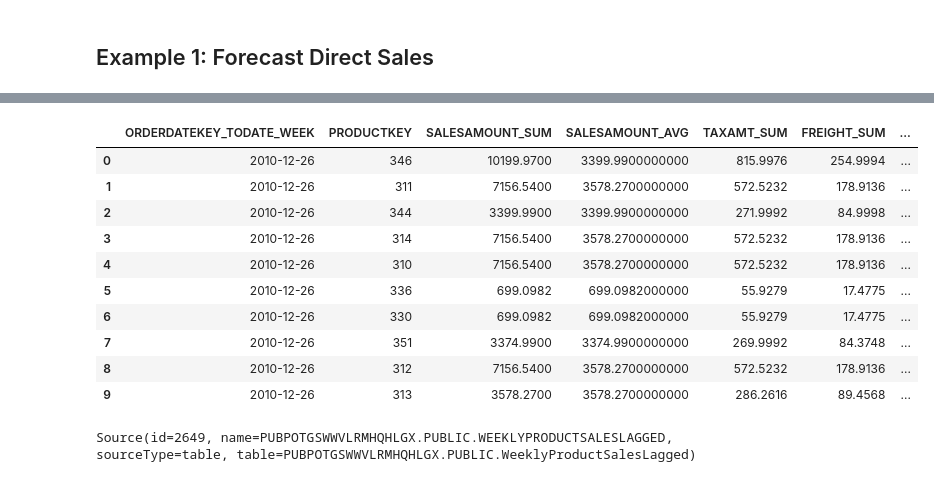
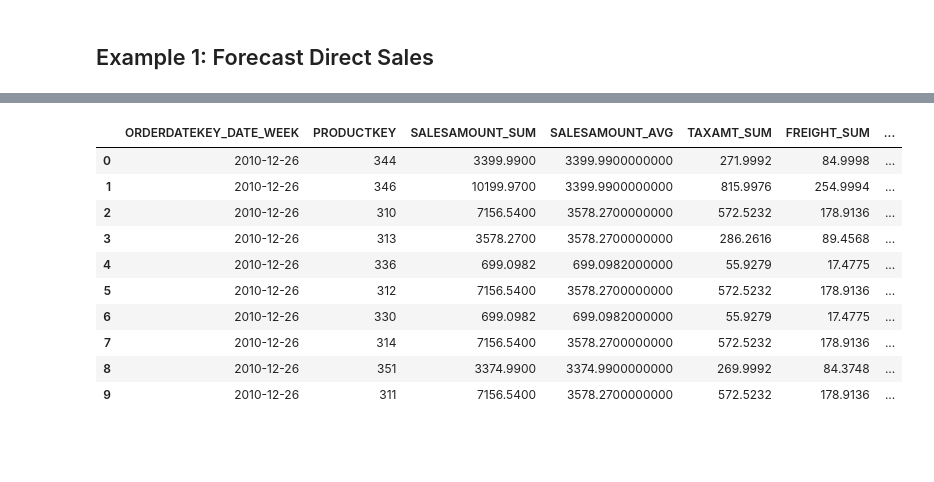
Before and after one commit to rasgointelligence/RasgoTransforms, a Jupyter notebook: UDT Tutorial.ipynb, the cells around one changed output, grey strips where cells are left out. Drawn from its saved outputs; the diff is of its cells as text; code cells hidden in the pictures; blank space fills up the shorter version.

```diff
--- a/UDT Tutorial.ipynb
+++ b/UDT Tutorial.ipynb
@@ -81,0 +80,5 @@ rasgo.read.source_data(internet_sales.id, limit=100).head()
+# %%
+# join internet_sales and product tables
+ds1 = internet_sales.join(join_table=product, join_type='LEFT', join_columns={'PRODUCTKEY':'PRODUCTKEY'})
+
+ds1.preview()
@@ -110,10 +137,7 @@ t1.preview()
 # %%
 # truncate date to week in a new column
 
-t2 = t1.transform(
-  transform_name='datetrunc',
-  date_part = 'week',
-  date_columns = ['ORDERDATEKEY_TODATE'])
+ds3 = ds2.datetrunc(date_part='week', date_columns=['ORDERDATEKEY_DATE'])
 
-t2.preview()
+ds3.preview()
 # %% [output]
@@ -132,15 +156,8 @@ t2.preview()
 # %%
 # aggregate sales to week
-
-t3 = t2.transform(
-  transform_name='aggregate',
-  group_items=['ORDERDATEKEY_TODATE_WEEK', 'PRODUCTKEY'],
-  aggregations={
-      'SALESAMOUNT': ['SUM', 'AVG'],
-      'TAXAMT': ['SUM'],
-      'FREIGHT': ['SUM']
-  }
+ds4 = ds3.aggregate(group_items=['ORDERDATEKEY_DATE_WEEK', 'PRODUCTKEY'],
+  aggregations={'SALESAMOUNT': ['SUM', 'AVG'], 'TAXAMT': ['SUM'],'FREIGHT': ['SUM']}
 )
 
-t3.preview()
+ds4.preview()
 # %% [output]
@@ -158,13 +195,10 @@ t3.preview()
 # %%
 # add lags for forecast model
 
-t4 = t3.transform(
-    transform_name='lag',
-    columns = ['SALESAMOUNT_SUM'],
+ds5 = ds4.lag(columns = ['SALESAMOUNT_SUM'],
     amounts = [1,2,3,4,26,52],
-    order_by = ['ORDERDATEKEY_TODATE_WEEK'],
-    partition = ['PRODUCTKEY']
-)
+    order_by = ['ORDERDATEKEY_DATE_WEEK'],
+    partition = ['PRODUCTKEY'])
 
-t4.preview()
+ds5.preview()
 # %% [output]
@@ -182,28 +216,22 @@ t4.preview()
 # %%
 # apply 80/20 train-test split
 
-t5 = t4.transform(
-    transform_name='train_test_split',
-    order_by = ['ORDERDATEKEY_TODATE_WEEK'],
-    train_percent = .8
-)
+modeling_ds = ds5.train_test_split(order_by = ['ORDERDATEKEY_DATE_WEEK'],train_percent = .8)
 
-t5.preview()
+modeling_ds.preview()
 # %% [output]
-|  | ORDERDATEKEY_TODATE_WEEK | PRODUCTKEY | SALESAMOUNT_SUM | SALESAMOUNT_AVG | TAXAMT_SUM | FREIGHT_SUM | ... |
-| 0 | 2010-12-26 | 346 | 10199.9700 | 3399.9900000000 | 815.9976 | 254.9994 | ... |
-| 1 | 2010-12-26 | 311 | 7156.5400 | 3578.2700000000 | 572.5232 | 178.9136 | ... |
-| 2 | 2010-12-26 | 344 | 3399.9900 | 3399.9900000000 | 271.9992 | 84.9998 | ... |
-| 3 | 2010-12-26 | 314 | 7156.5400 | 3578.2700000000 | 572.5232 | 178.9136 | ... |
-| 4 | 2010-12-26 | 310 | 7156.5400 | 3578.2700000000 | 572.5232 | 178.9136 | ... |
-| 5 | 2010-12-26 | 336 | 699.0982 | 699.0982000000 | 55.9279 | 17.4775 | ... |
+|  | ORDERDATEKEY_DATE_WEEK | PRODUCTKEY | SALESAMOUNT_SUM | SALESAMOUNT_AVG | TAXAMT_SUM | FREIGHT_SUM | ... |
+| 0 | 2010-12-26 | 344 | 3399.9900 | 3399.9900000000 | 271.9992 | 84.9998 | ... |
+| 1 | 2010-12-26 | 346 | 10199.9700 | 3399.9900000000 | 815.9976 | 254.9994 | ... |
+| 2 | 2010-12-26 | 310 | 7156.5400 | 3578.2700000000 | 572.5232 | 178.9136 | ... |
+| 3 | 2010-12-26 | 313 | 3578.2700 | 3578.2700000000 | 286.2616 | 89.4568 | ... |
+| 4 | 2010-12-26 | 336 | 699.0982 | 699.0982000000 | 55.9279 | 17.4775 | ... |
+| 5 | 2010-12-26 | 312 | 7156.5400 | 3578.2700000000 | 572.5232 | 178.9136 | ... |
 | 6 | 2010-12-26 | 330 | 699.0982 | 699.0982000000 | 55.9279 | 17.4775 | ... |
-| 7 | 2010-12-26 | 351 | 3374.9900 | 3374.9900000000 | 269.9992 | 84.3748 | ... |
-| 8 | 2010-12-26 | 312 | 7156.5400 | 3578.2700000000 | 572.5232 | 178.9136 | ... |
-| 9 | 2010-12-26 | 313 | 3578.2700 | 3578.2700000000 | 286.2616 | 89.4568 | ... |
+| 7 | 2010-12-26 | 314 | 7156.5400 | 3578.2700000000 | 572.5232 | 178.9136 | ... |
+| 8 | 2010-12-26 | 351 | 3374.9900 | 3374.9900000000 | 269.9992 | 84.3748 | ... |
+| 9 | 2010-12-26 | 311 | 7156.5400 | 3578.2700000000 | 572.5232 | 178.9136 | ... |
 # %%
 # publish the new data set back to Rasgo
-new_source = t5.to_source(new_table_name='WeeklyProductSalesLagged')
-print(new_source)
+created = rasgo.save.dataset(dataset=modeling_ds, name='SalesModel1', description='Product Sales by Week')
+print(created)
-# %% [output]
-Source(id=2649, name=PUBPOTGSWWVLRMHQHLGX.PUBLIC.WEEKLYPRODUCTSALESLAGGED, sourceType=table, table=PUBPOTGSWWVLRMHQHLGX.PUBLIC.WeeklyProductSalesLagged)
```
Also changed, not shown: parts of 19 cells of this notebook.
